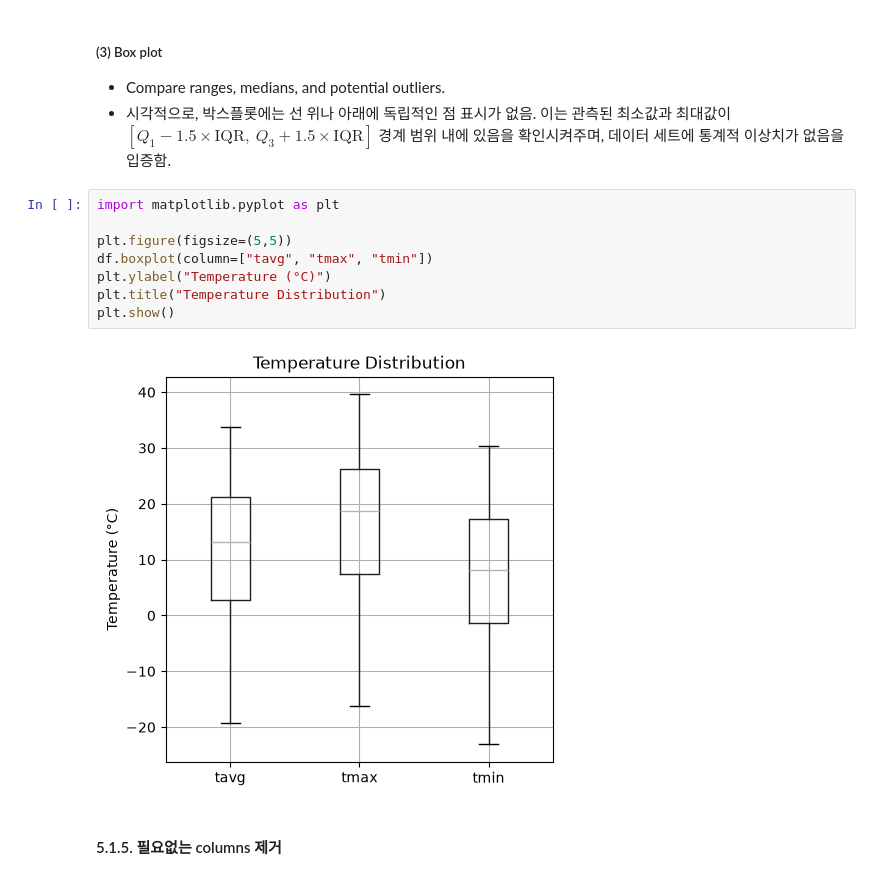
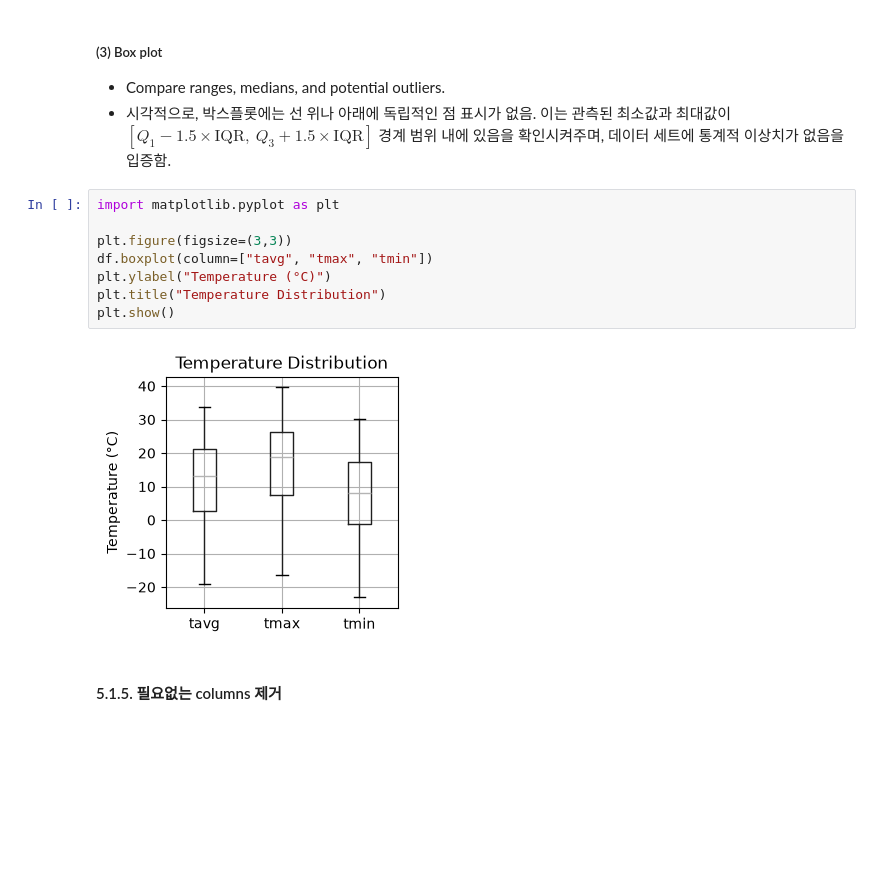
Before and after one commit to freepoincare/time-series-data-analysis, a Jupyter notebook: notebooks/1_EDA_preprocessing.ipynb, the cells around one changed output. Drawn from its saved outputs; the diff is of its cells as text; blank space fills up the shorter version.

```diff
--- a/notebooks/1_EDA_preprocessing.ipynb
+++ b/notebooks/1_EDA_preprocessing.ipynb
@@ -380,13 +384,13 @@ Index: []
 # %%
 import matplotlib.pyplot as plt
 
-plt.figure(figsize=(5,5))
+plt.figure(figsize=(3,3))
 df.boxplot(column=["tavg", "tmax", "tmin"])
 plt.ylabel("Temperature (°C)")
 plt.title("Temperature Distribution")
 plt.show()
 # %% [output]
-[figure, old version]
+[figure, new version]
 # %% [markdown]
 #### 5.1.5. 필요없는 columns 제거
 # %%
```
Also changed, not shown: parts of 10 cells of this notebook.
